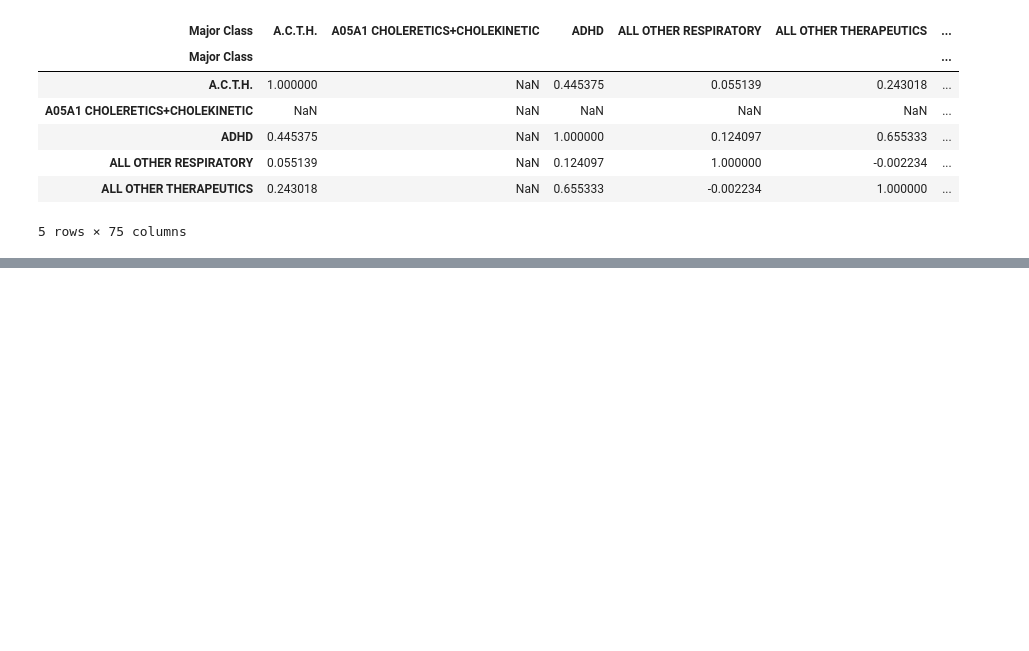
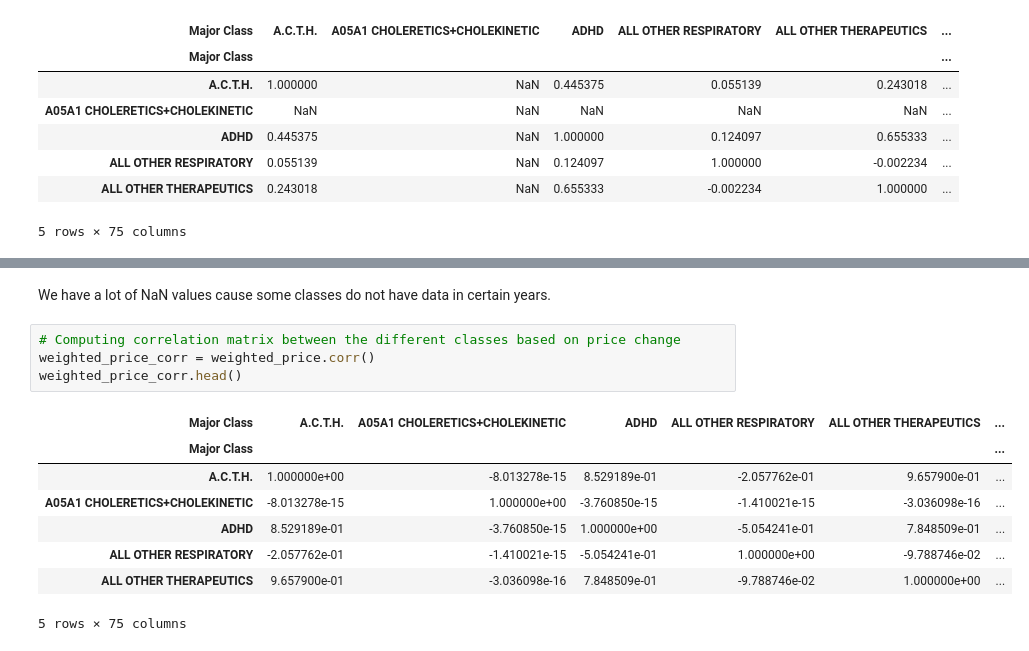
Before and after one commit to pauldoan/CBS_Nephron, a Jupyter notebook: Correlations/Correlations.ipynb, the cells around one changed output, grey strips where cells are left out. Saved outputs shown, nothing was run; the diff lists cells and outputs as text; blank space fills up the shorter version.

```diff
--- a/Correlations/Correlation.ipynb
+++ b/Correlations/Correlations.ipynb
@@ -157,0 +231,15 @@ plt.show()
+# %% [markdown]
+We have a lot of NaN values cause some classes do not have data in certain years.
+# %%
+# Computing correlation matrix between the different classes based on price change
+weighted_price_corr = weighted_price.corr()
+weighted_price_corr.head()
+# %% [output]
+| Major Class | A.C.T.H. | A05A1 CHOLERETICS+CHOLEKINETIC | ADHD | ALL OTHER RESPIRATORY | ALL OTHER THERAPEUTICS | ... |
+| Major Class |  |  |  |  |  | ... |
+| A.C.T.H. | 1.000000e+00 | -8.013278e-15 | 8.529189e-01 | -2.057762e-01 | 9.657900e-01 | ... |
+| A05A1 CHOLERETICS+CHOLEKINETIC | -8.013278e-15 | 1.000000e+00 | -3.760850e-15 | -1.410021e-15 | -3.036098e-16 | ... |
+| ADHD | 8.529189e-01 | -3.760850e-15 | 1.000000e+00 | -5.054241e-01 | 7.848509e-01 | ... |
+| ALL OTHER RESPIRATORY | -2.057762e-01 | -1.410021e-15 | -5.054241e-01 | 1.000000e+00 | -9.788746e-02 | ... |
+| ALL OTHER THERAPEUTICS | 9.657900e-01 | -3.036098e-16 | 7.848509e-01 | -9.788746e-02 | 1.000000e+00 | ... |
+5 rows × 75 columns
```
Also changed, not shown: parts of 13 cells of this notebook, 14 other files.
